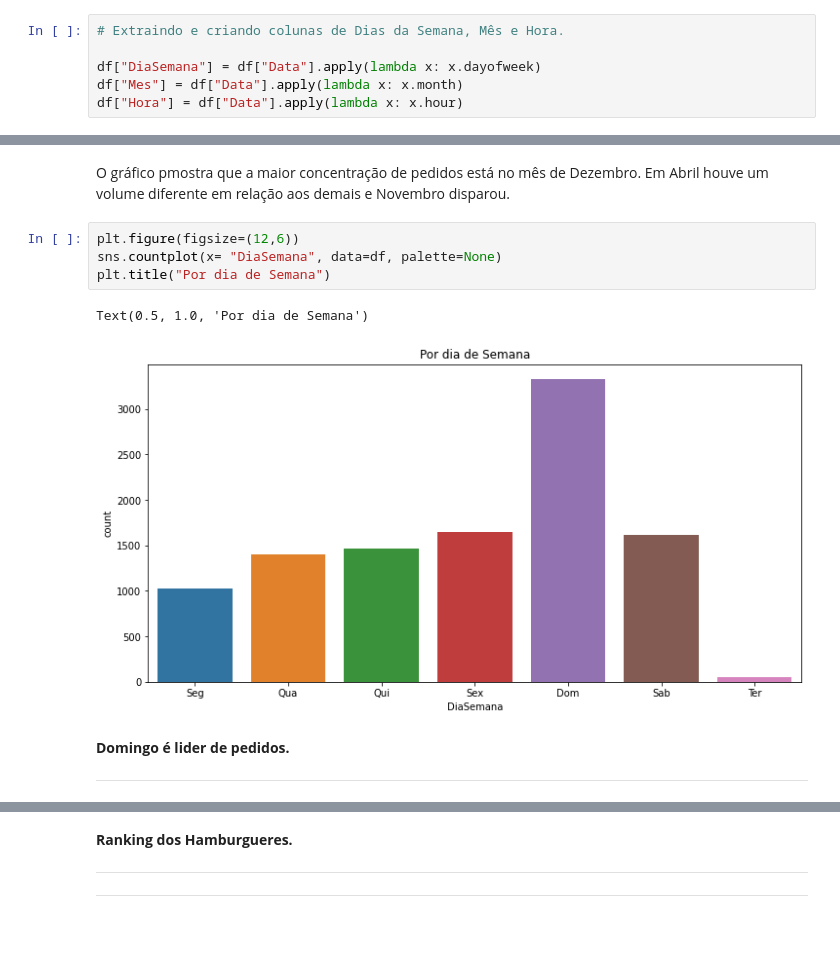
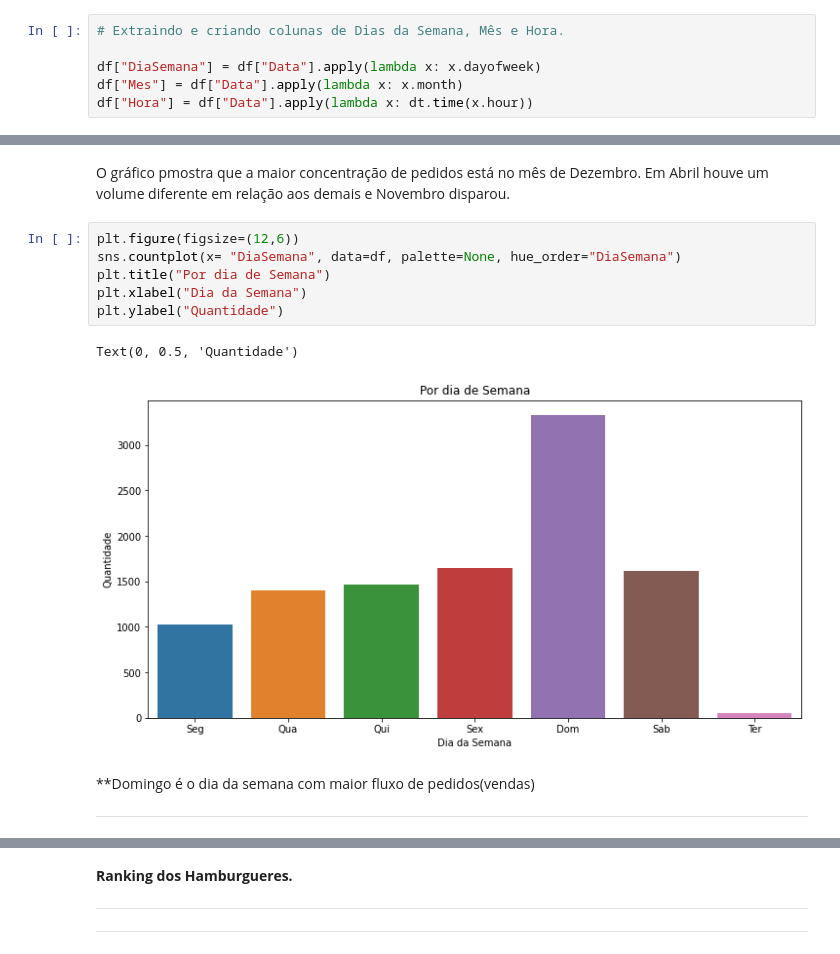
Before and after one commit to andersonkstro/Meu-Portf-lio, a Jupyter notebook: ProjetoHamburgueria.ipynb, the cells around one changed output, grey strips where cells are left out. Saved outputs shown, nothing was run; the diff lists cells and outputs as text.

```diff
--- a/ProjetoHamburgueria.ipynb
+++ b/ProjetoHamburgueria.ipynb
@@ -358,7 +269,7 @@ df["HoraFechamento"] = df["HoraFechPed"].apply(lambda x:dt.time(x.hour, x.minute
 
 df["DiaSemana"] = df["Data"].apply(lambda x: x.dayofweek)
 df["Mes"] = df["Data"].apply(lambda x: x.month)
-df["Hora"] = df["Data"].apply(lambda x: x.hour)
+df["Hora"] = df["Data"].apply(lambda x: dt.time(x.hour))
 # %%
 # Criando um dicionário com os nomes dos dias da semana
 
@@ -436,12 +337,14 @@ Text(0.5, 1.0, 'Pedidos por Mês')
 O gráfico pmostra que a maior concentração de pedidos está no mês de Dezembro. Em Abril houve um volume diferente em relação aos demais e Novembro disparou.
 # %%
 plt.figure(figsize=(12,6))
-sns.countplot(x= "DiaSemana", data=df, palette=None)
+sns.countplot(x= "DiaSemana", data=df, palette=None, hue_order="DiaSemana")
 plt.title("Por dia de Semana")
+plt.xlabel("Dia da Semana")
+plt.ylabel("Quantidade")
 # %% [output]
-Text(0.5, 1.0, 'Por dia de Semana')
+Text(0, 0.5, 'Quantidade')
-[figure, old version]
+[figure, new version]
 # %% [markdown]
-**Domingo é lider de pedidos.**
+**Domingo é o dia da semana com maior fluxo de pedidos(vendas)
 
 ---
```
Also changed, not shown: parts of 68 cells of this notebook.
